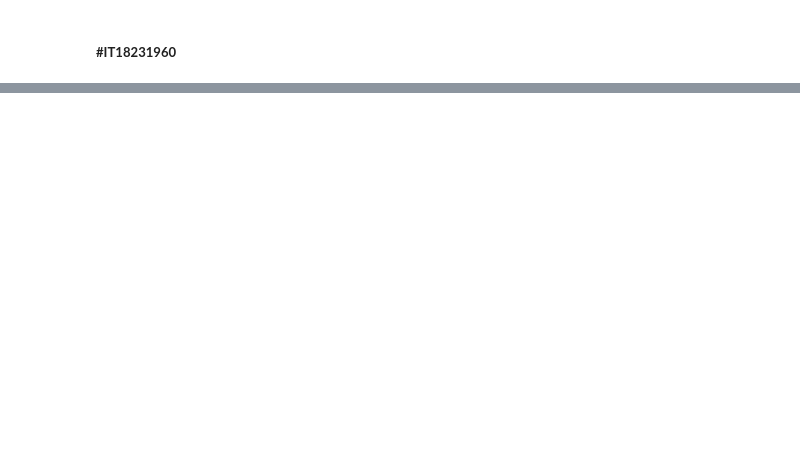
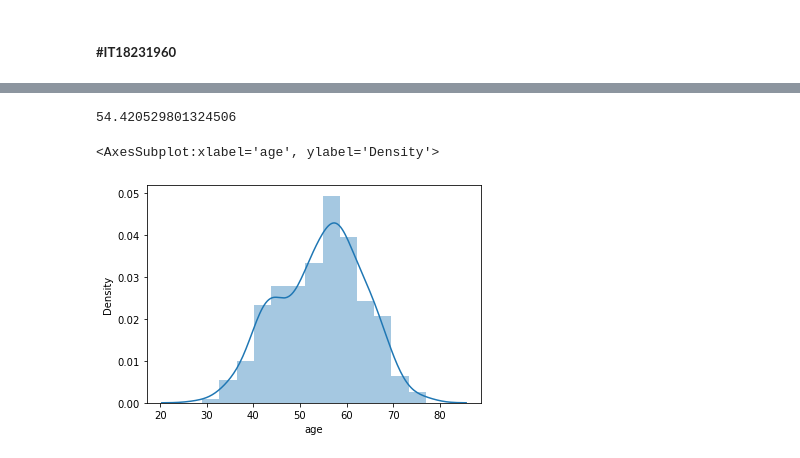
Before and after one commit to VinuriHemalka/ML_Assignment2_IT18257328_IT18257946_IT18220216_IT18231960, a Jupyter notebook: DataAnalysis.ipynb, the cells around one changed output, grey strips where cells are left out. Cells and saved outputs as stored; diff of their text form; code cells hidden in the pictures; blank space fills up the shorter version.

```diff
--- a/DataAnalysis.ipynb
+++ b/DataAnalysis.ipynb
@@ -284,0 +342,9 @@ heartData['thalach'].corr(heartData['target'])#distribution of heart disease wit
+# %%
+heartData['age'].mean()#distribution of age
+# %% [output]
+54.420529801324506
+# %%
+sns.distplot(heartData['age'])#distribution of age
+# %% [output]
+<AxesSubplot:xlabel='age', ylabel='Density'>
+[figure, added]
```
Also changed, not shown: parts of 20 cells of this notebook.
